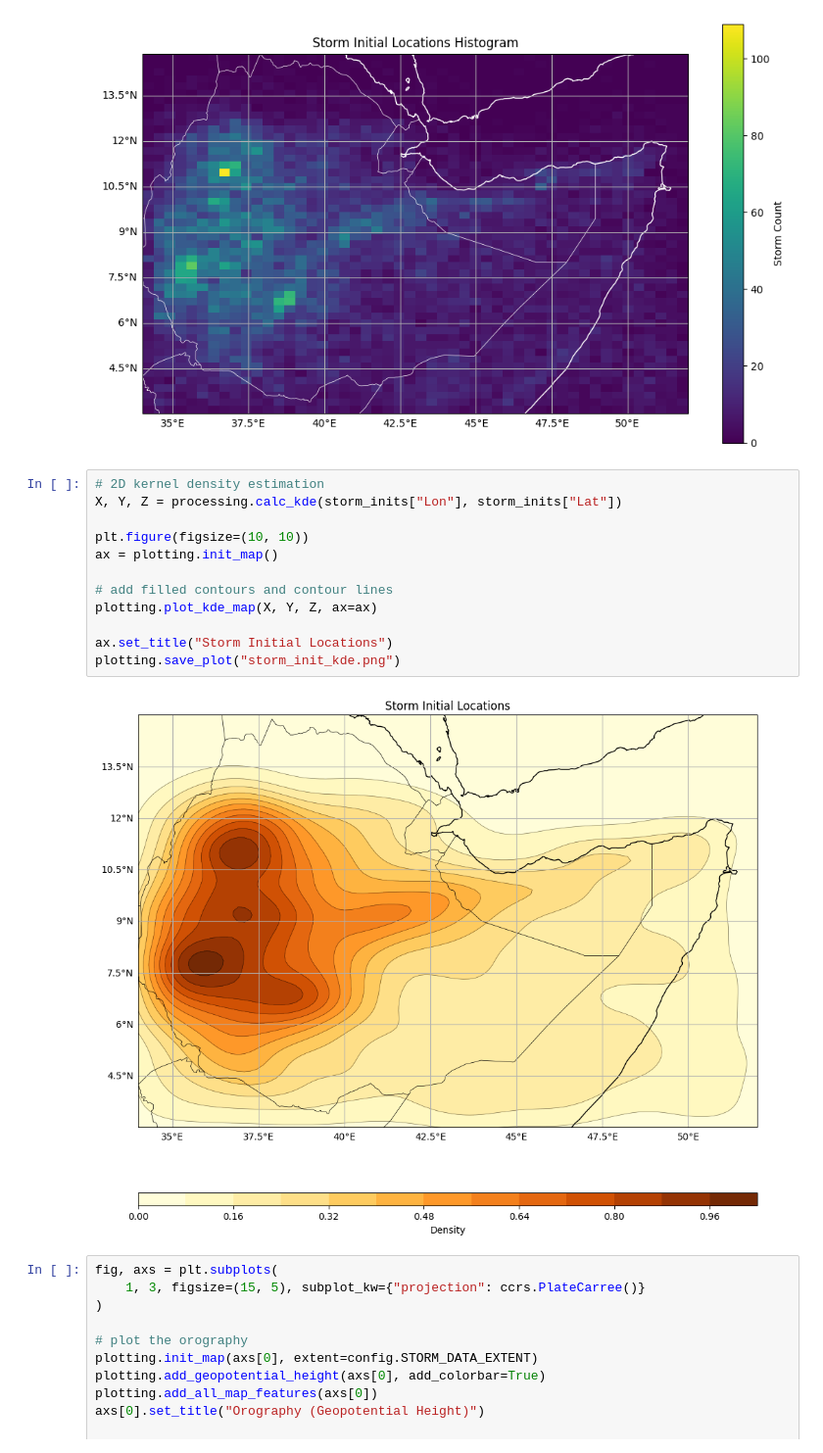
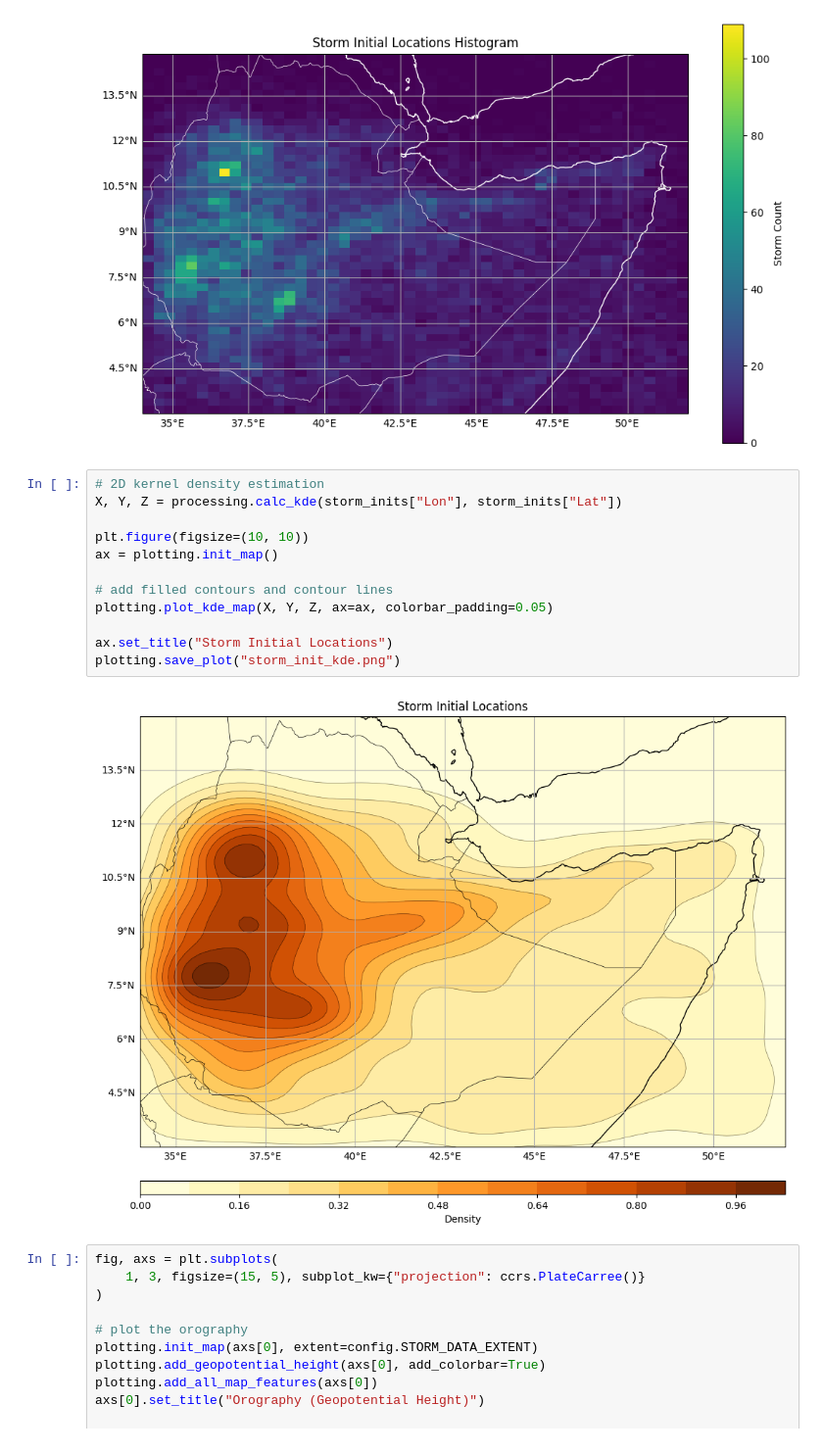
Before and after one commit to seangtkelley/uor-msc-dissertation-xai-african-storms, a Jupyter notebook: src/explore.ipynb, the cells around one changed output. Shown at 98% size. Drawn from its saved outputs; the diff is of its cells as text.

Commit message:
added colorbar padding param for kde func

```diff
--- a/src/explore.ipynb
+++ b/src/explore.ipynb
@@ -50,17 +50,17 @@ plotting.save_plot("storm_init_hist2d.png")
 # %%
 # 2D kernel density estimation
 X, Y, Z = processing.calc_kde(storm_inits["Lon"], storm_inits["Lat"])
 
 plt.figure(figsize=(10, 10))
 ax = plotting.init_map()
 
 # add filled contours and contour lines
-plotting.plot_kde_map(X, Y, Z, ax=ax)
+plotting.plot_kde_map(X, Y, Z, ax=ax, colorbar_padding=0.05)
 
 ax.set_title("Storm Initial Locations")
 plotting.save_plot("storm_init_kde.png")
 # %% [output]
-[figure, old version]
+[figure, new version]
 # %%
 fig, axs = plt.subplots(
     1, 3, figsize=(15, 5), subplot_kw={"projection": ccrs.PlateCarree()}
```
Also changed, not shown: 2 other files.
